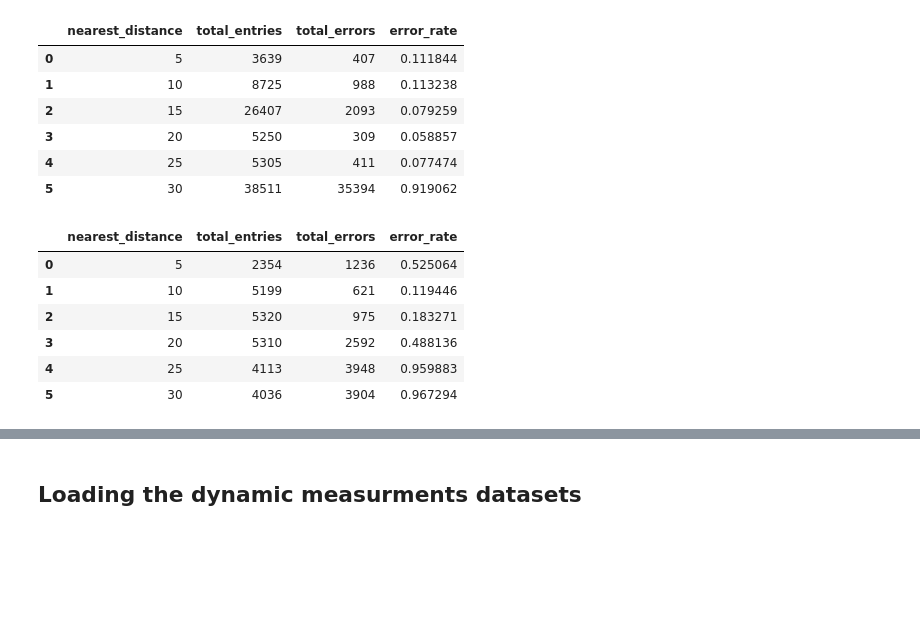
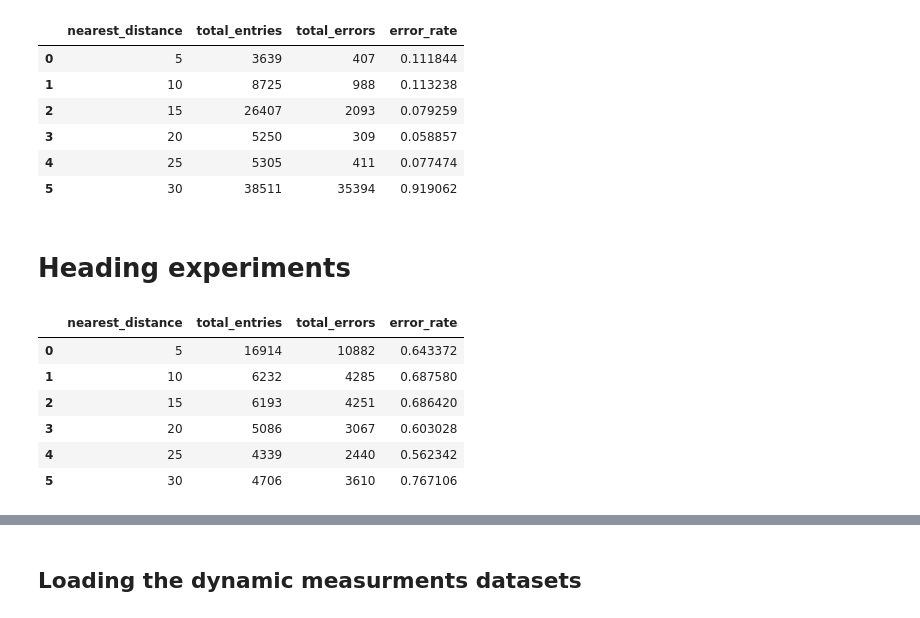
Before and after one commit to MarlonRiv/uvdar_core, a Jupyter notebook: scripts/Processing_evaluation_distance.ipynb, the cells around one changed output, grey strips where cells are left out. Saved outputs shown, nothing was run; the diff lists cells and outputs as text; code cells hidden in the pictures; blank space fills up the shorter version.

```diff
--- a/scripts/Processing_evaluation_distance.ipynb
+++ b/scripts/Processing_evaluation_distance.ipynb
@@ -181,0 +518,34 @@ data_otsu_adaptive = data
+# %%
+cleaned_file_path = os.path.expanduser('~/Desktop/MRS_Master_Project/rosbags/rw/processed_csv_2/otsu_exp3_heading_processed.csv')
+specified_distances = np.array([5, 10, 15, 20, 25, 30])
+
+
+
+data = pd.read_csv(cleaned_file_path)
+
+#Take after the 6712th row
+#data = data.iloc[1793:31760]
+data = data.iloc[1602:18043]
+
+indices_5 = data[data['nearest_distance'] == 5].index
+
+indices_10 = data[data['nearest_distance'] == 10].index
+
+indices_15 = data[data['nearest_distance'] == 15].index
+
+indices_20 = data[data['nearest_distance'] == 20].index
+
+indices_25 = data[data['nearest_distance'] == 25].index
+
+indices_30 = data[data['nearest_distance'] == 30].index
+
+
+print(len(indices_5))
+print(len(indices_10))
+print(len(indices_15))
+print(len(indices_20))
+print(len(indices_25))
+print(len(indices_30))
+
+
+data_adaptive_heading = data
@@ -398,22 +1234,24 @@ otsu_adaptive_summary_exp1
 | 3 | 20 | 5250 | 309 | 0.058857 |
 | 4 | 25 | 5305 | 411 | 0.077474 |
 | 5 | 30 | 38511 | 35394 | 0.919062 |
+# %% [markdown]
+# Heading experiments
 # %%
-#Summarizing the frequency of standard data
+#Summarizing the frequency of data otsu adaptive
 
-standard_summary = data_standard.groupby('nearest_distance').agg(
+otsu_adaptive_summary_heading = data_adaptive_heading.groupby('nearest_distance').agg(
     total_entries=pd.NamedAgg(column='num_points', aggfunc='sum'),
     total_errors=pd.NamedAgg(column='error_count', aggfunc='sum'),
 ).reset_index()
 
 # Calculate the error rate for each 'nearest_distance' group
-standard_summary['error_rate'] = standard_summary['total_errors'] / standard_summary['total_entries']
-standard_summary
+otsu_adaptive_summary_heading['error_rate'] = otsu_adaptive_summary_heading['total_errors'] / otsu_adaptive_summary_heading['total_entries']
+otsu_adaptive_summary_heading
 # %% [output]
 |  | nearest_distance | total_entries | total_errors | error_rate |
-| 0 | 5 | 2354 | 1236 | 0.525064 |
-| 1 | 10 | 5199 | 621 | 0.119446 |
-| 2 | 15 | 5320 | 975 | 0.183271 |
-| 3 | 20 | 5310 | 2592 | 0.488136 |
-| 4 | 25 | 4113 | 3948 | 0.959883 |
-| 5 | 30 | 4036 | 3904 | 0.967294 |
+| 0 | 5 | 16914 | 10882 | 0.643372 |
+| 1 | 10 | 6232 | 4285 | 0.687580 |
+| 2 | 15 | 6193 | 4251 | 0.686420 |
+| 3 | 20 | 5086 | 3067 | 0.603028 |
+| 4 | 25 | 4339 | 2440 | 0.562342 |
+| 5 | 30 | 4706 | 3610 | 0.767106 |
```
Also changed, not shown: parts of 78 cells of this notebook, 12 other files.
